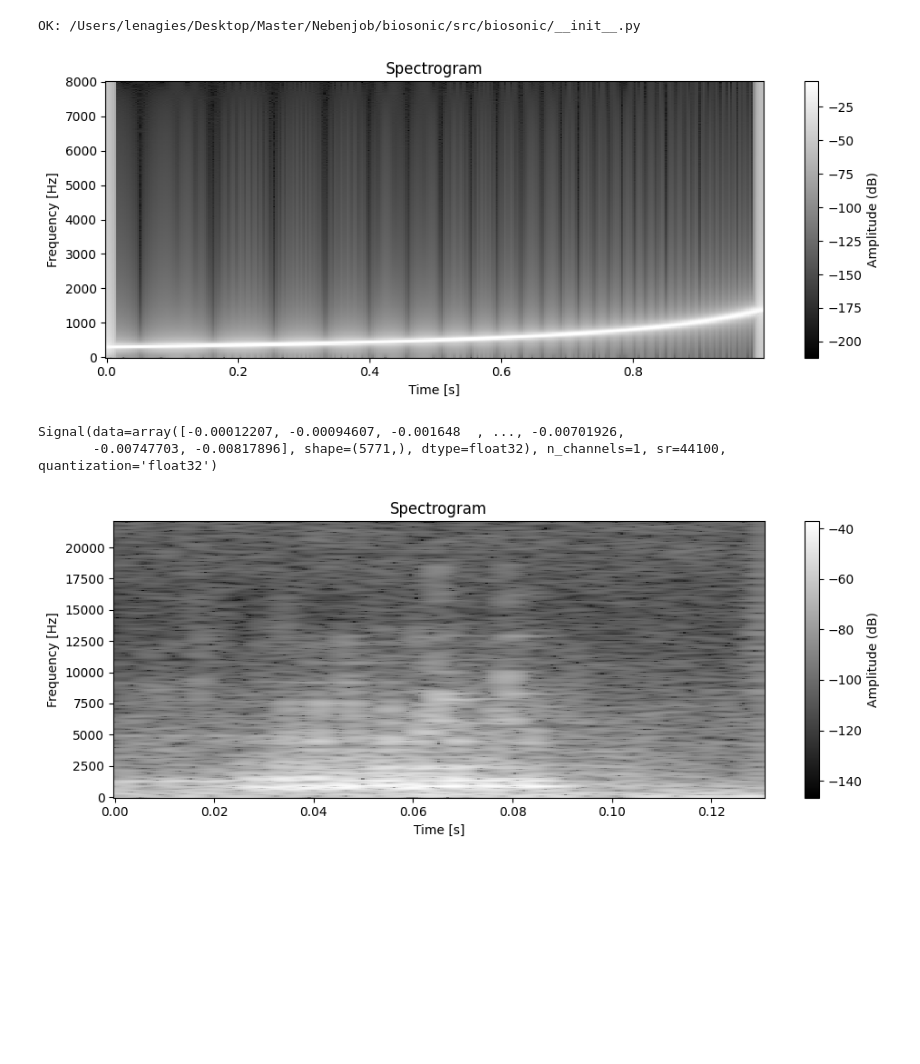
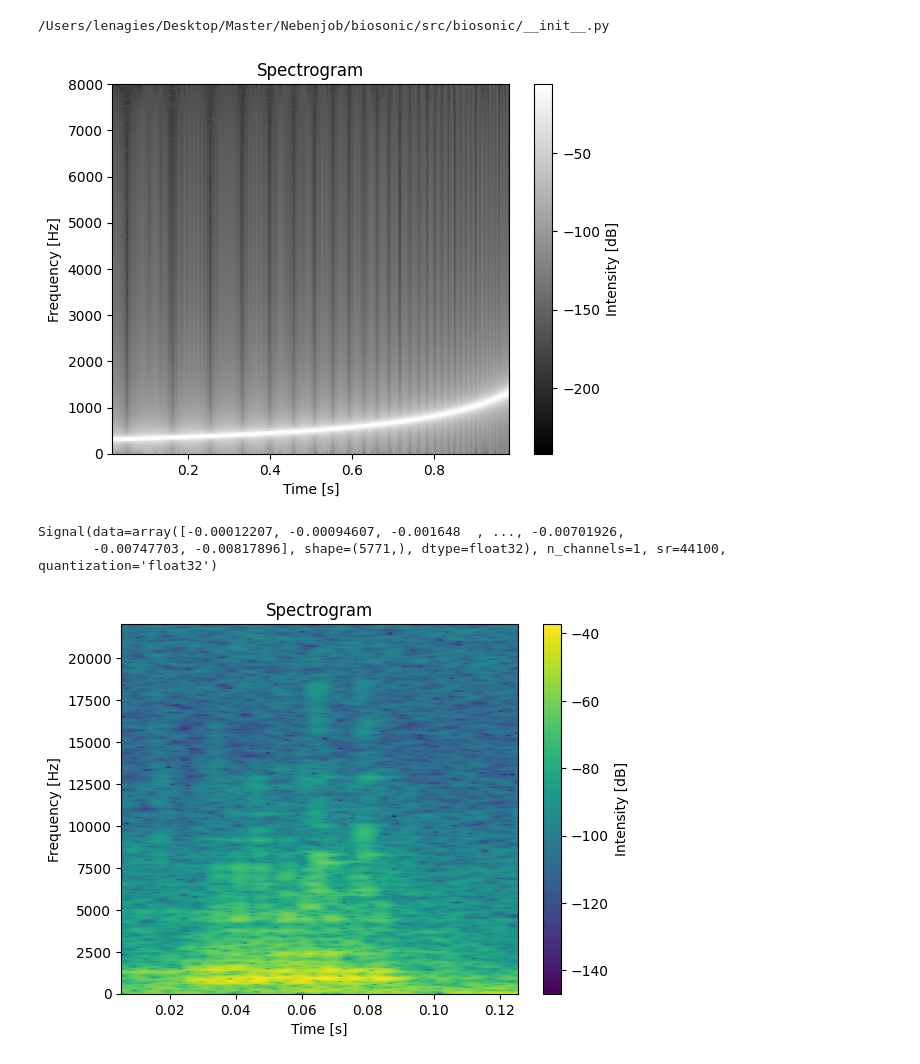
Before and after one commit to lgies23/biosonic, a Jupyter notebook: src/biosonic/test_plots.ipynb, the cells around one changed output. Cells and saved outputs as stored; diff of their text form; code cells hidden in the pictures; blank space fills up the shorter version.

Commit message:
spectrogram plot using from matplotlib

```diff
--- a/src/biosonic/test_plots.ipynb
+++ b/src/biosonic/test_plots.ipynb
@@ -1,7 +1,7 @@
 # %%
 import biosonic
-print('OK:', biosonic.__file__)
+print(biosonic.__file__)
 # %% [output]
-OK: /Users/lenagies/Desktop/Master/Nebenjob/biosonic/src/biosonic/__init__.py
+/Users/lenagies/Desktop/Master/Nebenjob/biosonic/src/biosonic/__init__.py
 # %%
 import numpy as np
@@ -23,9 +23,9 @@ time = np.linspace(0, duration, int(sr * duration), endpoint=False)
 x = chirp(time, f1, 1, f2, method='hyperbolic')# + np.random.normal(0, .5, size=time.shape)
 # %%
 Sx, t, f = spectrogram(x, sr=sr, window='hann', window_length=512, overlap=0.9)
-plot_spectrogram(Sx, t, f, cmap='grey')
+plot_spectrogram(x, sr, window='hann', window_length=512, overlap=.9, cmap='grey')
 # %% [output]
-[figure, old version]
+[figure, new version]
 # %%
 signal_ = read_wav("/Users/lenagies/Desktop/Master/Thesis/geese/data/GT00742_10_Boris_contact.wav")
 print(signal_)
@@ -34,6 +34,6 @@ Signal(data=array([-0.00012207, -0.00094607, -0.001648  , ..., -0.00701926,
        -0.00747703, -0.00817896], shape=(5771,), dtype=float32), n_channels=1, sr=44100, quantization='float32')
 # %%
 Sx, t, f = spectrogram(signal_.data, sr=signal_.sr, window='hann', window_length=512, overlap=0.95)
-plot_spectrogram(Sx, t, f, cmap='grey')
+plot_spectrogram(signal_.data, signal_.sr, window='hann', window_length=512, overlap=.9, cmap='viridis')
 # %% [output]
-[figure, old version]
+[figure, new version]
```
Also changed, not shown: parts of 9 cells of this notebook, 3 other files.
